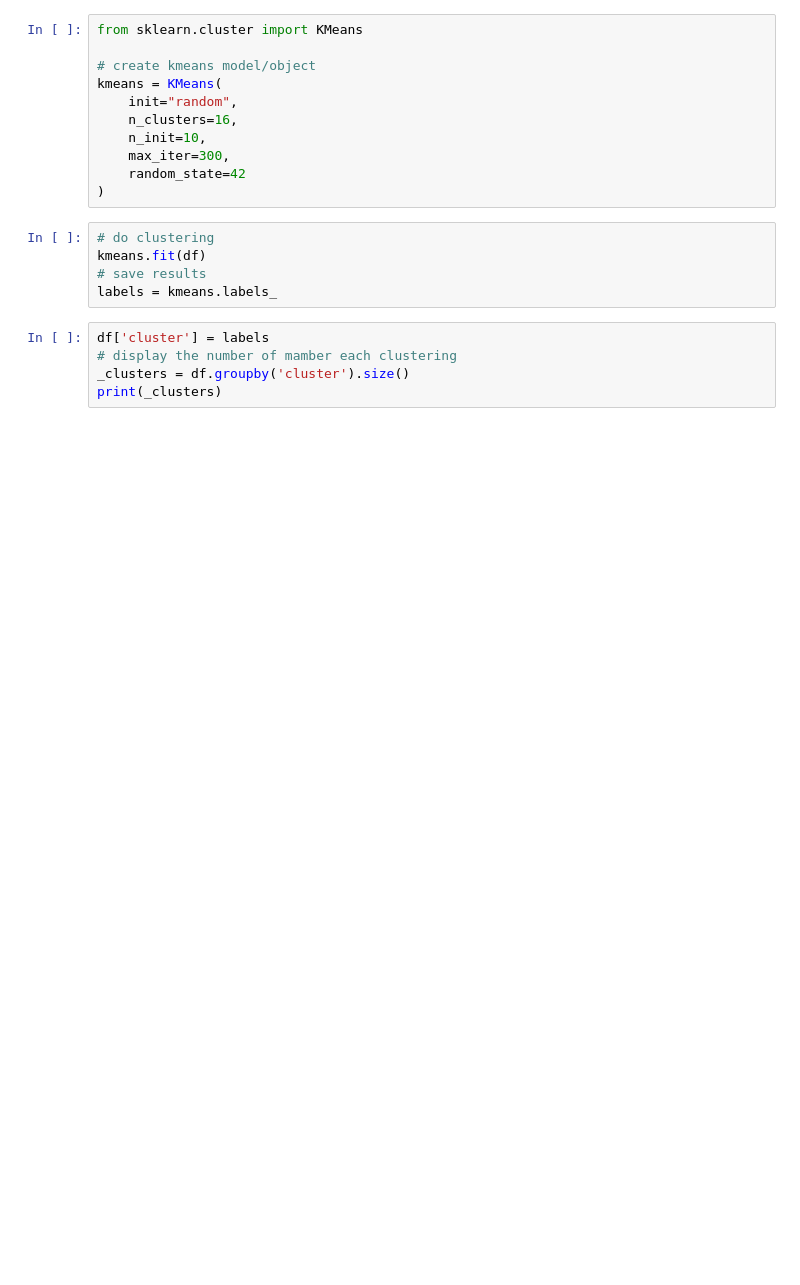
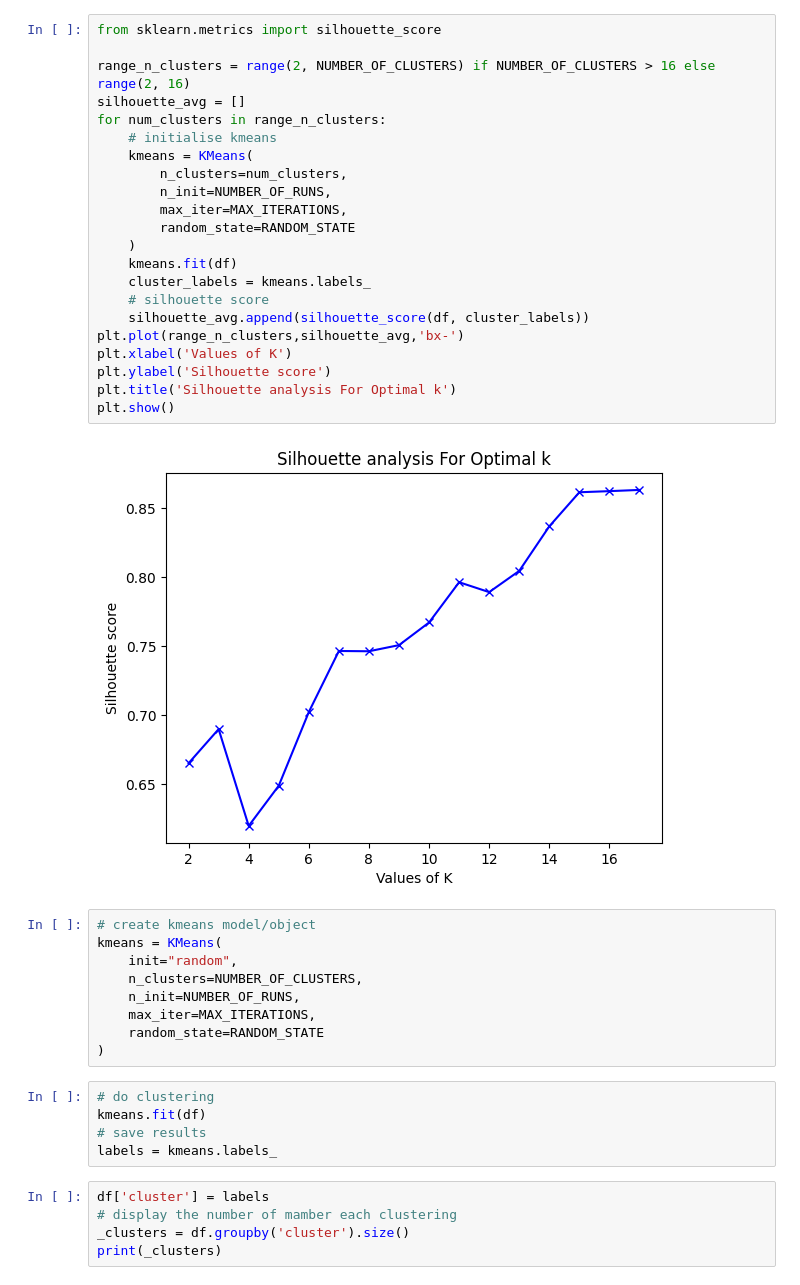
Before and after one commit to Giffen-good/bq-shopify-scripts, a Jupyter notebook: notebooks/kmeans_order_clustering_by_geolocation.ipynb, the cells around one changed output. Drawn from its saved outputs; the diff is of its cells as text; blank space fills up the shorter version.

```diff
--- a/notebooks/kmeans_order_clustering_by_geolocation.ipynb
+++ b/notebooks/kmeans_order_clustering_by_geolocation.ipynb
@@ -28,13 +57,35 @@ df
+# %%
+from sklearn.metrics import silhouette_score
+
+range_n_clusters = range(2, NUMBER_OF_CLUSTERS) if NUMBER_OF_CLUSTERS > 16 else range(2, 16)
+silhouette_avg = []
+for num_clusters in range_n_clusters:
+    # initialise kmeans
+    kmeans = KMeans(
+        n_clusters=num_clusters,
+        n_init=NUMBER_OF_RUNS,
+        max_iter=MAX_ITERATIONS,
+        random_state=RANDOM_STATE
+    )
+    kmeans.fit(df)
+    cluster_labels = kmeans.labels_
+    # silhouette score
+    silhouette_avg.append(silhouette_score(df, cluster_labels))
+plt.plot(range_n_clusters,silhouette_avg,'bx-')
+plt.xlabel('Values of K')
+plt.ylabel('Silhouette score')
+plt.title('Silhouette analysis For Optimal k')
+plt.show()
+# %% [output]
+[figure, added]
 # %%
-from sklearn.cluster import KMeans
-
 # create kmeans model/object
 kmeans = KMeans(
     init="random",
-    n_clusters=16,
-    n_init=10,
-    max_iter=300,
-    random_state=42
+    n_clusters=NUMBER_OF_CLUSTERS,
+    n_init=NUMBER_OF_RUNS,
+    max_iter=MAX_ITERATIONS,
+    random_state=RANDOM_STATE
 )
 # %%
 # do clustering
```
Also changed, not shown: parts of 7 cells of this notebook.
